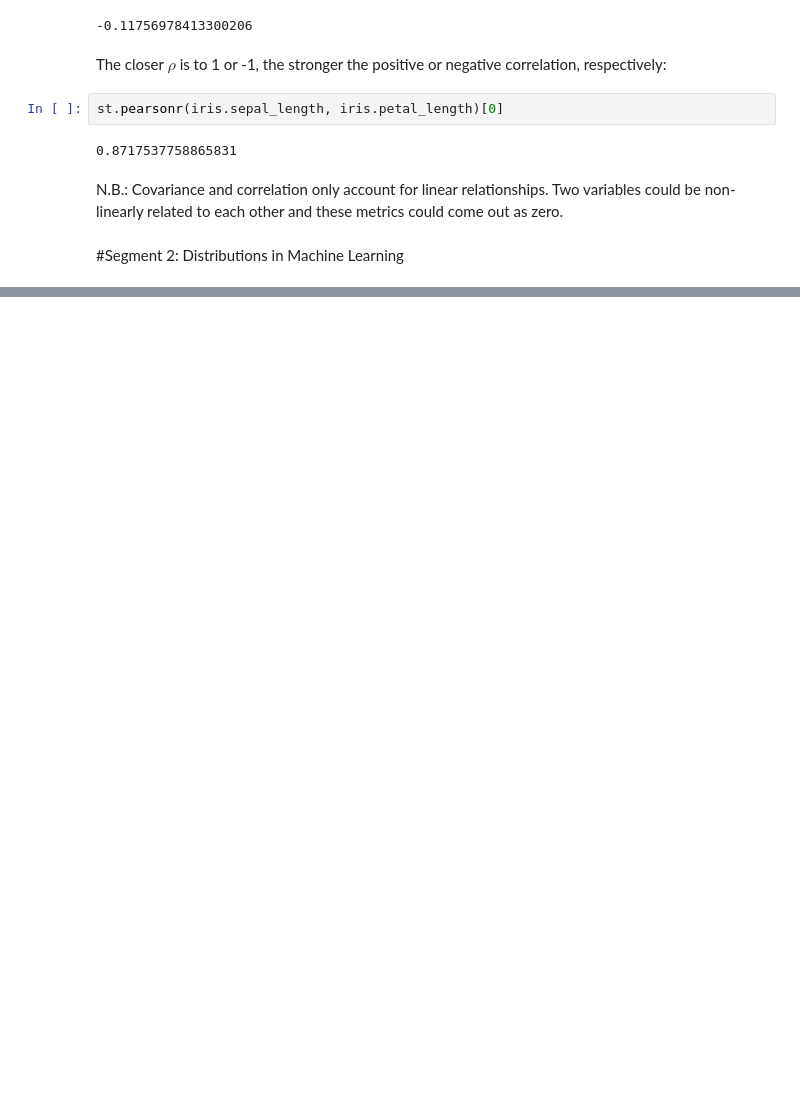
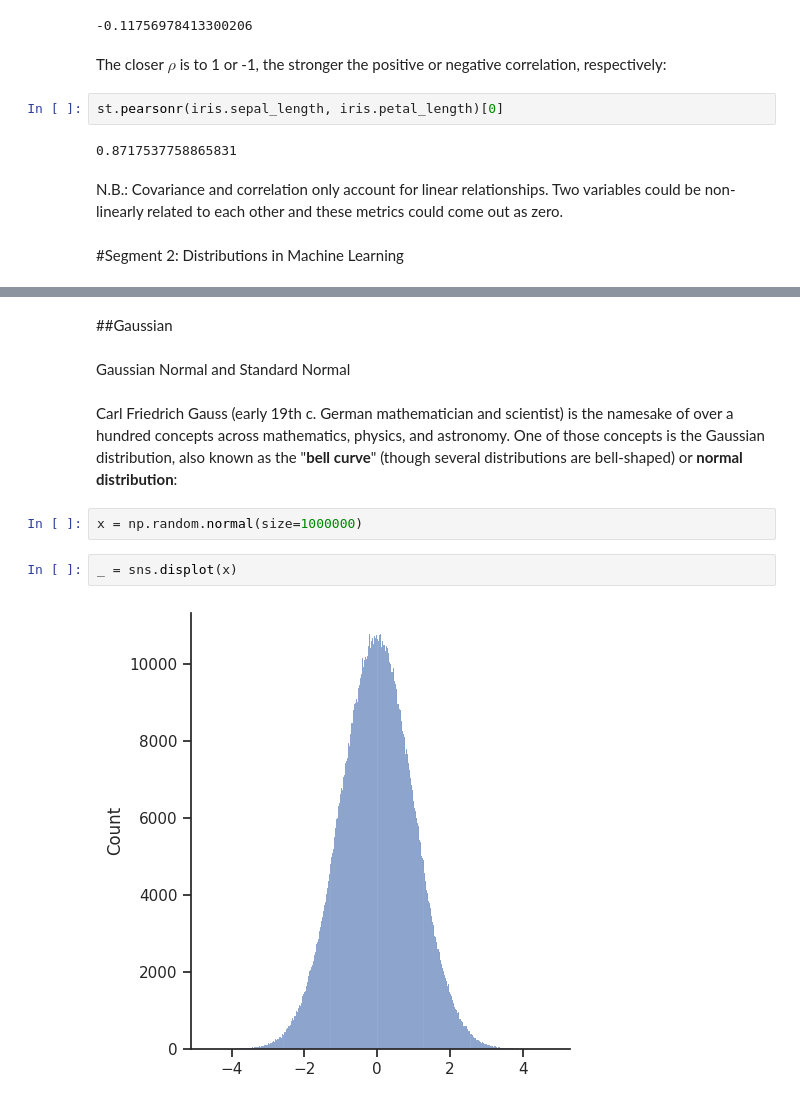
Before and after one commit to deenadayalanai/Machine-Learning-Foundations, a Jupyter notebook: Probability_&_Information_Theory.ipynb, the cells around one changed output, grey strips where cells are left out. Drawn from its saved outputs; the diff is of its cells as text; blank space fills up the shorter version.

```diff
--- a/Probability_&_Information_Theory.ipynb
+++ b/Probability_&_Information_Theory.ipynb
@@ -714,0 +736,12 @@ N.B.: Covariance and correlation only account for linear relationships. Two vari
+# %% [markdown]
+##Gaussian
+# %% [markdown]
+Gaussian Normal and Standard Normal
+# %% [markdown]
+Carl Friedrich Gauss (early 19th c. German mathematician and scientist) is the namesake of over a hundred concepts across mathematics, physics, and astronomy. One of those concepts is the Gaussian distribution, also known as the "**bell curve**" (though several distributions are bell-shaped) or **normal distribution**:
+# %%
+x = np.random.normal(size=1000000)
+# %%
+_ = sns.displot(x)
+# %% [output]
+[figure, added]
```
Also changed, not shown: parts of 19 cells of this notebook.
